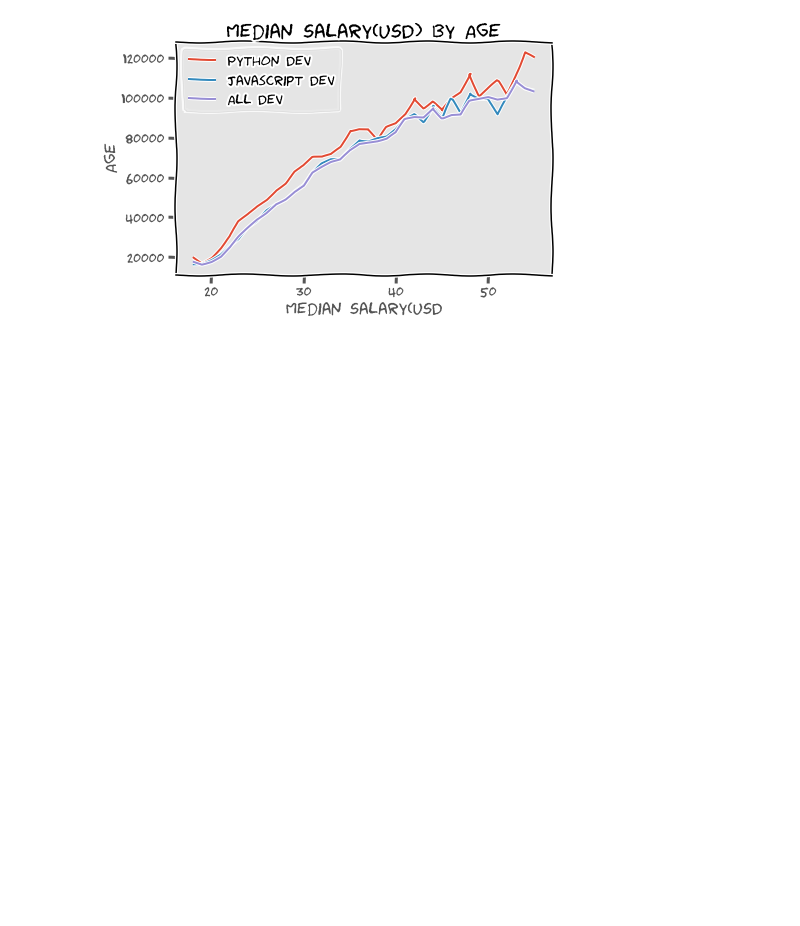
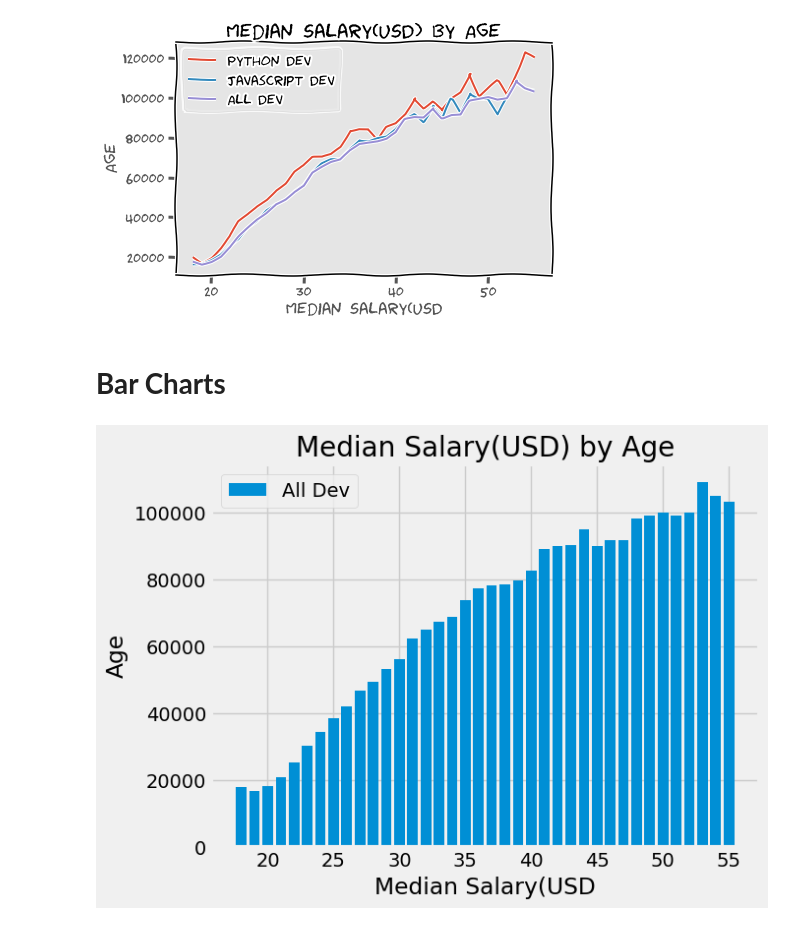
Before and after one commit to monisakhtar/ML, a Jupyter notebook: Matplotlib.ipynb, the cells around one changed output. Saved outputs shown, nothing was run; the diff lists cells and outputs as text; code cells hidden in the pictures; blank space fills up the shorter version.

```diff
--- a/Matplotlib.ipynb
+++ b/Matplotlib.ipynb
@@ -161,0 +167,12 @@ plt.show()
+# %% [markdown]
+# **Bar Charts**
+# %%
+plt.style.use('fivethirtyeight')
+plt.bar(ages_x, dev_y, label = 'All Dev')
+plt.title('Median Salary(USD) by Age')
+plt.xlabel('Median Salary(USD')
+plt.ylabel('Age')
+plt.legend()
+plt.show()
+# %% [output]
+[figure, added]
```
Also changed, not shown: parts of 8 cells of this notebook.
